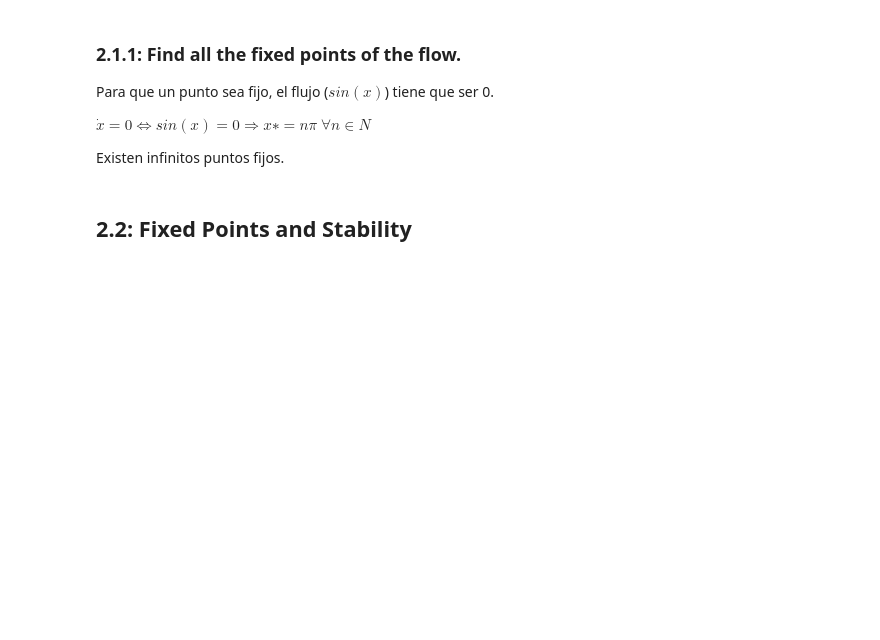
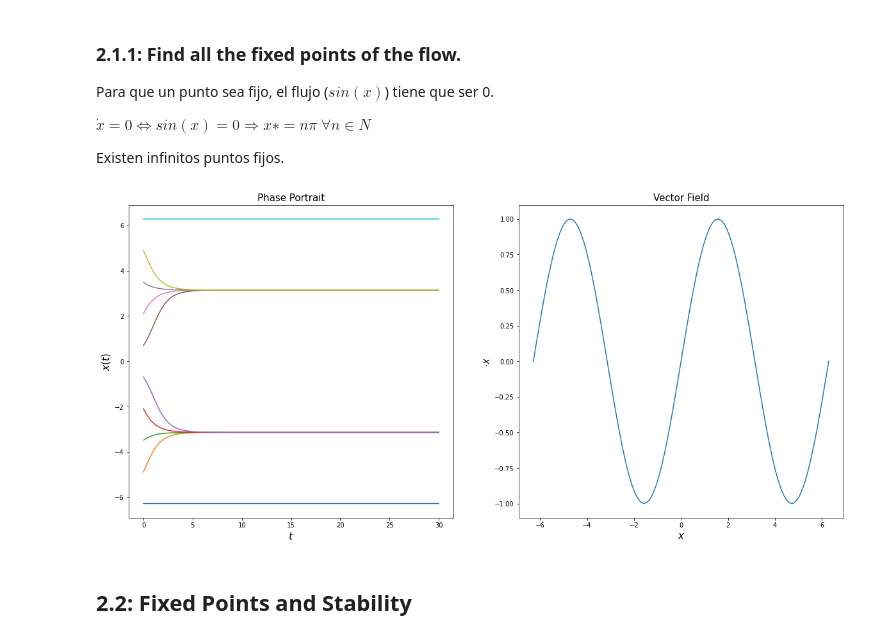
Before and after one commit to JUANESPG29/ModeladoySimulacion, a Jupyter notebook: EJERCICIOS_CAPITULO2_JUAN_ESTEBAN_PABON.ipynb, the cells around one changed output. Drawn from its saved outputs; the diff is of its cells as text; code cells hidden in the pictures; blank space fills up the shorter version.

```diff
--- a/EJERCICIOS_CAPITULO2_JUAN_ESTEBAN_PABON.ipynb
+++ b/EJERCICIOS_CAPITULO2_JUAN_ESTEBAN_PABON.ipynb
@@ -54,6 +54,20 @@ Para que un punto sea fijo, el flujo ($sin(x)$) tiene que ser 0.
 $\dot x = 0 ⇔ sin (x) = 0 ⇒ x∗=nπ$   $ ∀n ∈ N$
 
 Existen infinitos puntos fijos.
+# %%
+def func21(x):
+  return np.sin(x)
+
+h = 1e-3
+ti = 0
+tf = 30
+x0_i = -2*np.pi
+x0_f = 2*np.pi
+n = 20
+
+plot_phase_portrait(func21,h,ti,tf,x0_i,x0_f,10)
+# %% [output]
+[figure, added]
 # %% [markdown]
 ## 2.2: Fixed Points and Stability
 # %% [markdown]
```
